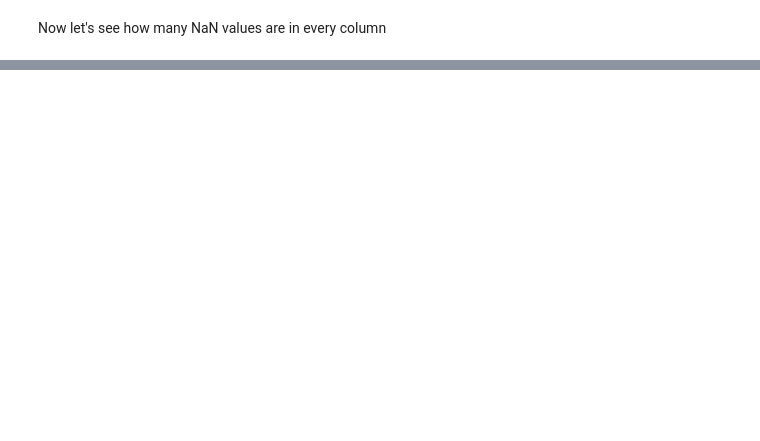
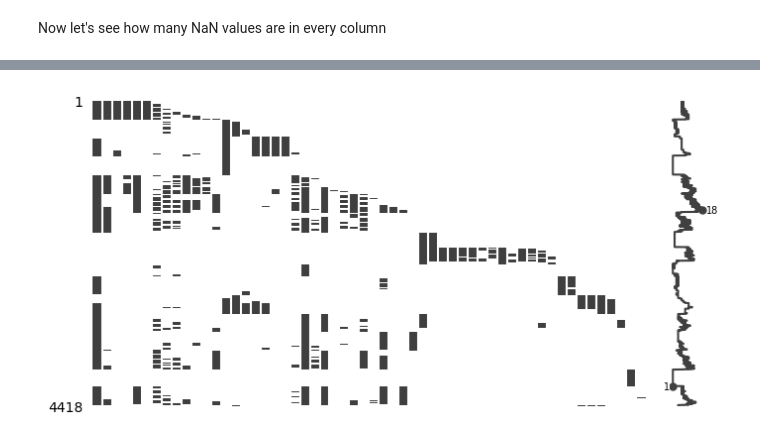
Before and after one commit to jpradas1/BASTO_project, a Jupyter notebook: Analysis.ipynb, the cells around one changed output, grey strips where cells are left out. Cells and saved outputs as stored; diff of their text form; code cells hidden in the pictures; blank space fills up the shorter version.

```diff
--- a/Analysis.ipynb
+++ b/Analysis.ipynb
@@ -189,0 +67,5 @@ $$
+# %%
+msno.matrix(df_crop, figsize=(8,4), fontsize=8)
+plt.show()
+# %% [output]
+[figure, added]
```
Also changed, not shown: parts of 43 cells of this notebook, 1 other file.
